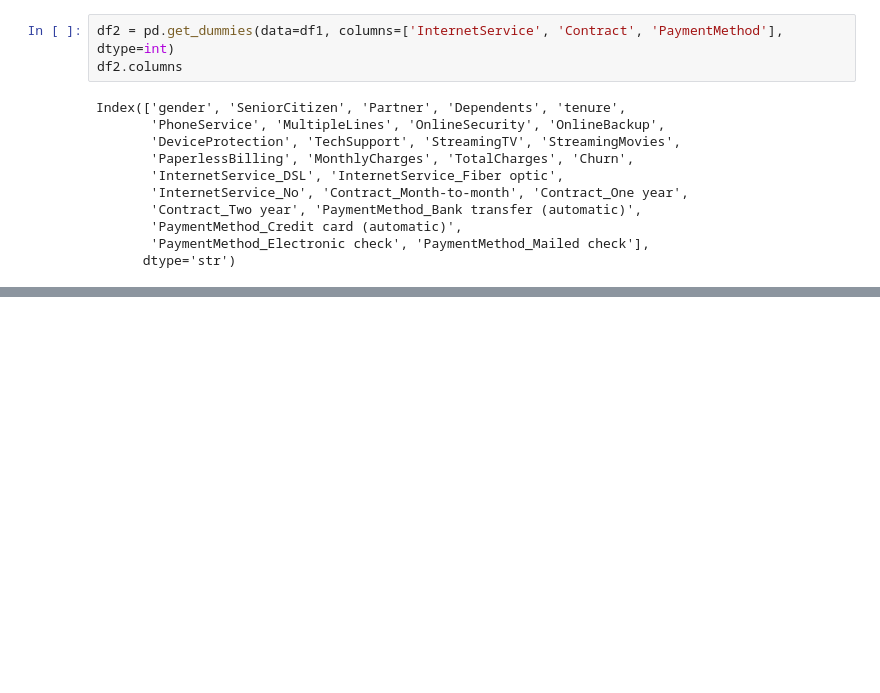
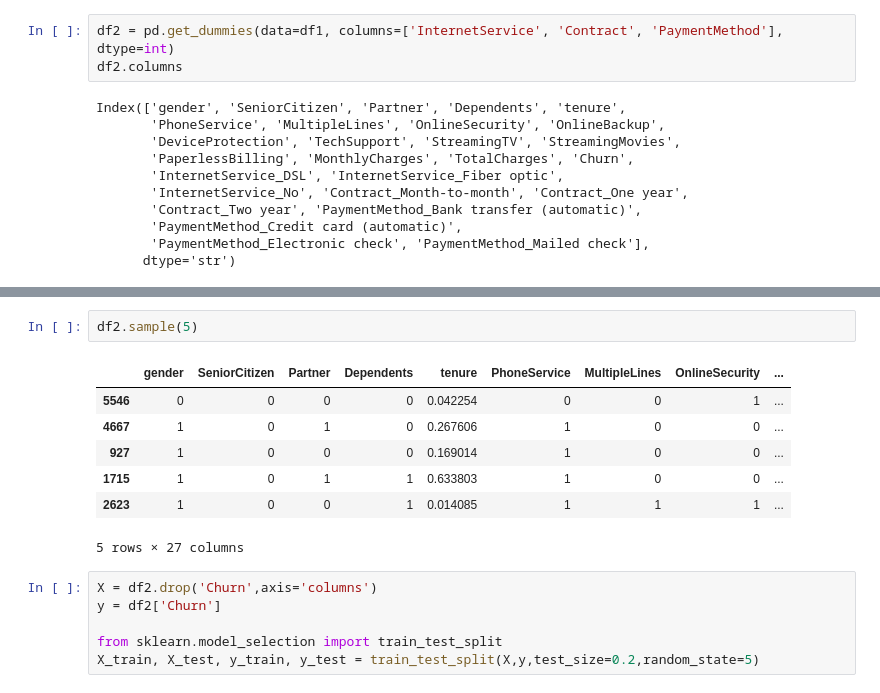
Before and after one commit to DEVANSHU-KALI/Deep_Learning, a Jupyter notebook: customer_churn_pred/code.ipynb, the cells around one changed output, grey strips where cells are left out. Saved outputs shown, nothing was run; the diff lists cells and outputs as text; blank space fills up the shorter version.

```diff
--- a/customer_churn_pred/code.ipynb
+++ b/customer_churn_pred/code.ipynb
@@ -344,0 +394,16 @@ df2.sample(5)
+# %%
+df2.sample(5)
+# %% [output]
+|  | gender | SeniorCitizen | Partner | Dependents | tenure | PhoneService | MultipleLines | OnlineSecurity | ... |
+| 5546 | 0 | 0 | 0 | 0 | 0.042254 | 0 | 0 | 1 | ... |
+| 4667 | 1 | 0 | 1 | 0 | 0.267606 | 1 | 0 | 0 | ... |
+| 927 | 1 | 0 | 0 | 0 | 0.169014 | 1 | 0 | 0 | ... |
+| 1715 | 1 | 0 | 1 | 1 | 0.633803 | 1 | 0 | 0 | ... |
+| 2623 | 1 | 0 | 0 | 1 | 0.014085 | 1 | 1 | 1 | ... |
+5 rows × 27 columns
+# %%
+X = df2.drop('Churn',axis='columns')
+y = df2['Churn']
+
+from sklearn.model_selection import train_test_split
+X_train, X_test, y_train, y_test = train_test_split(X,y,test_size=0.2,random_state=5)
```
Also changed, not shown: parts of 27 cells of this notebook.
